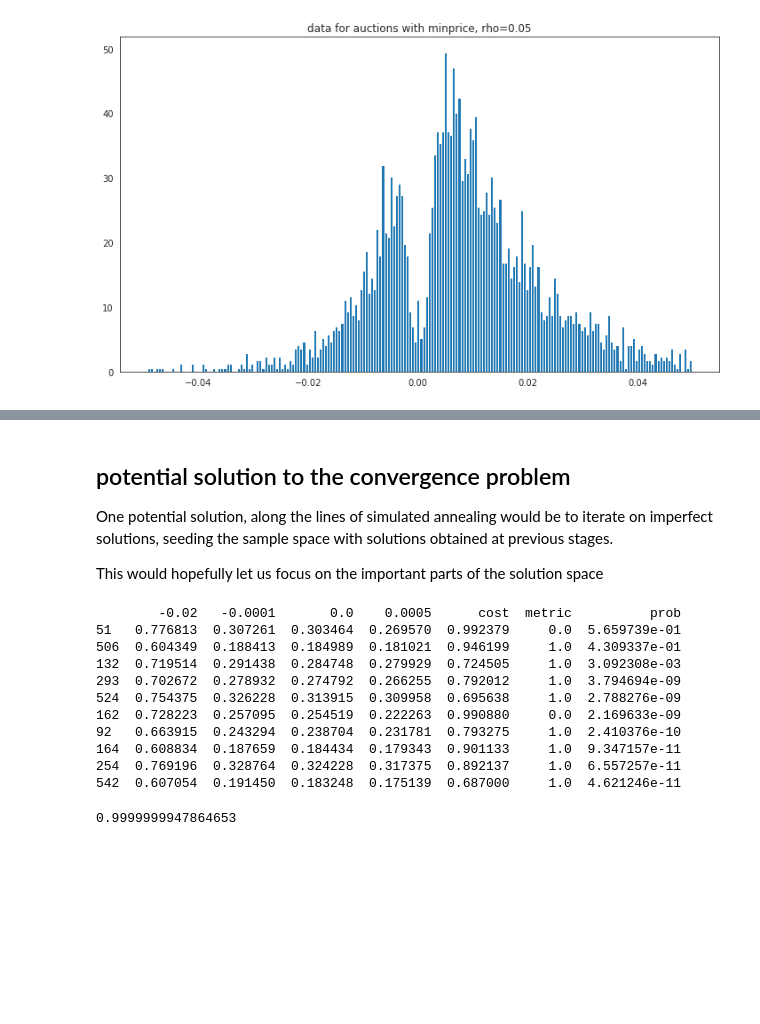
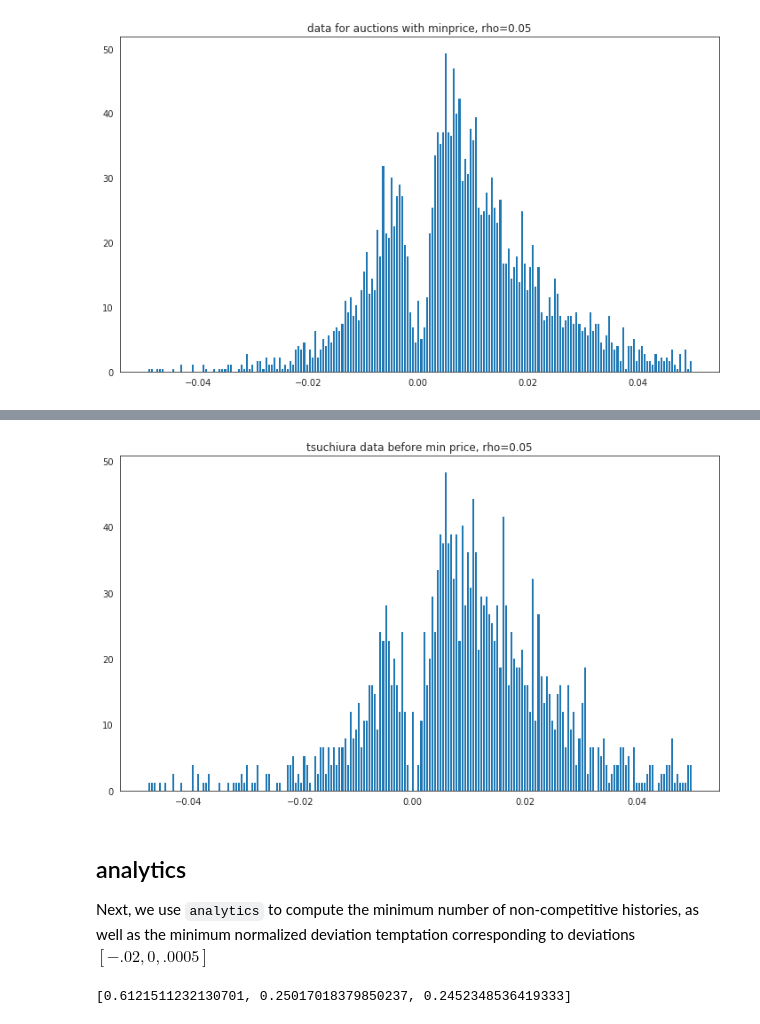
Before and after one commit to sylvaingchassang/missing_bids, a Jupyter notebook: notebooks/example_tsuchiura.ipynb, the cells around one changed output, grey strips where cells are left out. Cells and saved outputs as stored; diff of their text form; code cells hidden in the pictures; blank space fills up the shorter version.

```diff
--- a/notebooks/example_tsuchiura.ipynb
+++ b/notebooks/example_tsuchiura.ipynb
@@ -362,26 +52,19 @@ minimum share of collusive histories: 0.4340260698286074
-# %% [markdown]
-## potential solution to the convergence problem
-
-One potential solution, along the lines of simulated annealing would be to iterate on imperfect solutions,
-seeding the sample space with solutions obtained at previous stages.
-
-This would hopefully let us focus on the important parts of the solution space
-# %%
-# indeed, in a typical solution, the solution puts meaningful mass only on a few points
-
-highest_weight_points = min_collusion_solver.result.argmin.sort_values('prob', ascending=False).iloc[:10]
-print(highest_weight_points)
-highest_weight_points.prob.sum()
-# %% [output]
-        -0.02   -0.0001       0.0    0.0005      cost  metric          prob
-51   0.776813  0.307261  0.303464  0.269570  0.992379     0.0  5.659739e-01
-506  0.604349  0.188413  0.184989  0.181021  0.946199     1.0  4.309337e-01
-132  0.719514  0.291438  0.284748  0.279929  0.724505     1.0  3.092308e-03
-293  0.702672  0.278932  0.274792  0.266255  0.792012     1.0  3.794694e-09
-524  0.754375  0.326228  0.313915  0.309958  0.695638     1.0  2.788276e-09
-162  0.728223  0.257095  0.254519  0.222263  0.990880     0.0  2.169633e-09
-92   0.663915  0.243294  0.238704  0.231781  0.793275     1.0  2.410376e-10
-164  0.608834  0.187659  0.184434  0.179343  0.901133     1.0  9.347157e-11
-254  0.769196  0.328764  0.324228  0.317375  0.892137     1.0  6.557257e-11
-542  0.607054  0.191450  0.183248  0.175139  0.687000     1.0  4.621246e-11
-0.9999999947864653
+# %%
+tsuchiura_before_min_price = auction_data.AuctionData(tsuchiura_data.df_bids.loc[tsuchiura_data.data.minprice.isnull()])
+# %%
+delta = tsuchiura_before_min_price.df_bids.norm_bid - tsuchiura_before_min_price.df_bids.most_competitive
+rho = .05
+delta = delta[delta.between(-rho, rho)]
+hist_plot(delta, 'tsuchiura data before min price, rho={}'.format(rho))
+# %% [output]
+[figure, added]
+# %% [markdown]
+## analytics
+
+Next, we use `analytics` to compute the minimum number of non-competitive histories, as well as the minimum normalized deviation temptation corresponding to deviations $[-.02, 0, .0005]$
+# %%
+deviations = [-.015, .0, .001]
+demands = [tsuchiura_data.get_counterfactual_demand(rho) for rho in deviations]
+print(demands)
+# %% [output]
+[0.6121511232130701, 0.25017018379850237, 0.2452348536419333]
```
Also changed, not shown: parts of 58 cells of this notebook, 3 other files.
